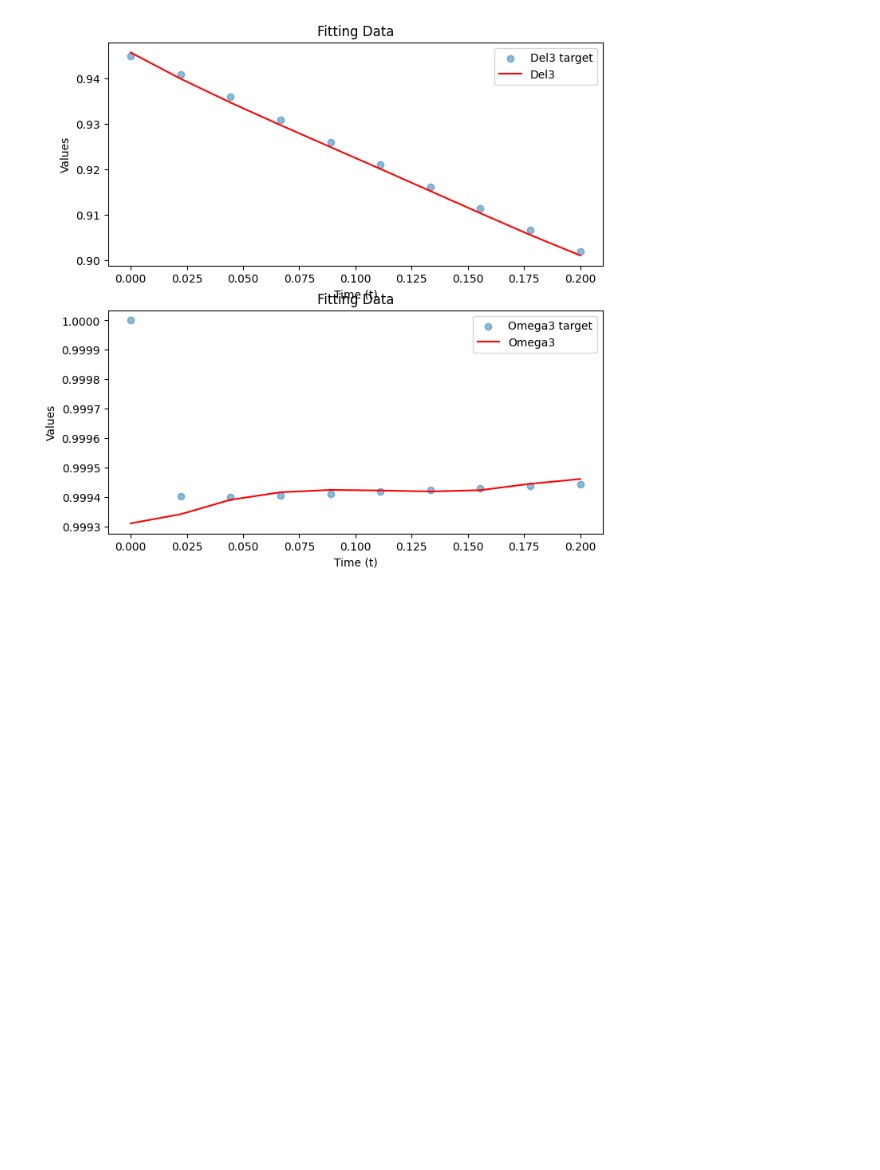
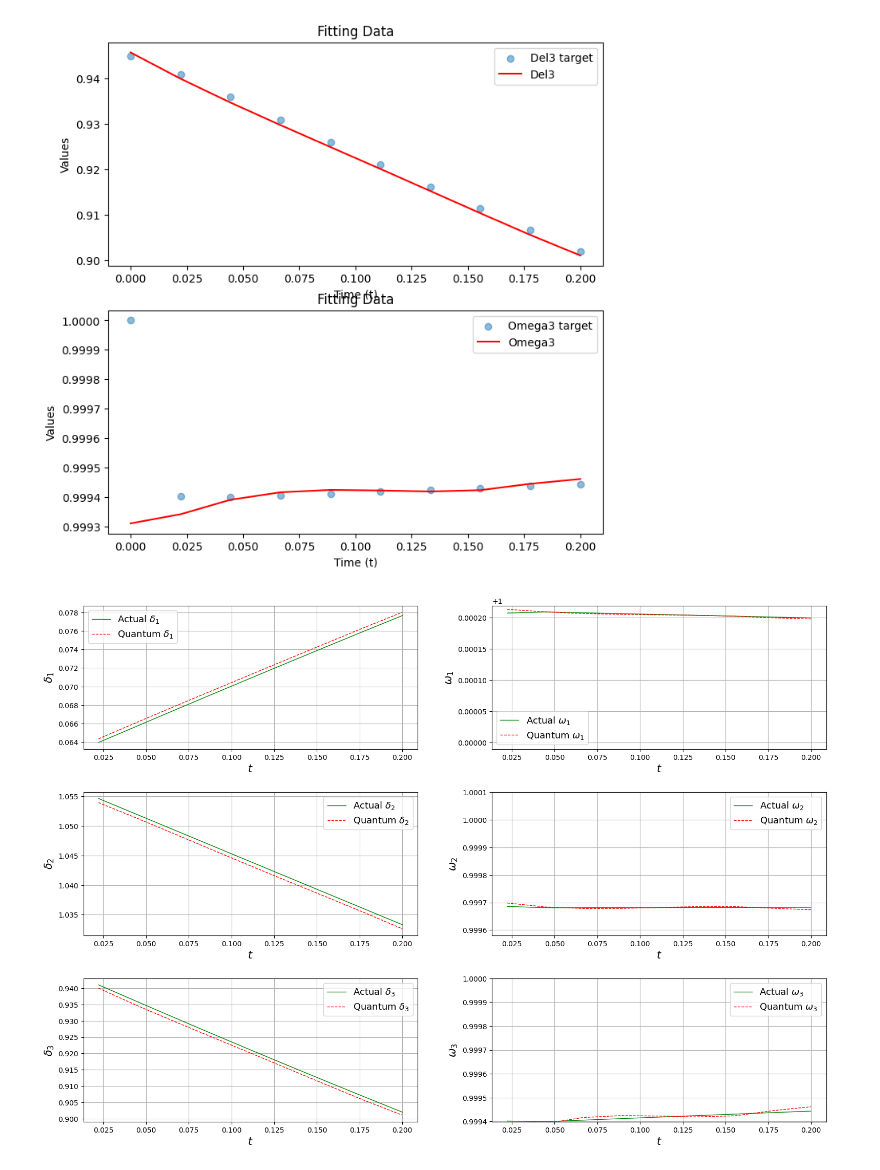
Before and after one commit to natanil-m/QML_PowerSystem, a Jupyter notebook: 3-machine/Comparison/QNN_DAE_SOLVED_0-0.2-10pts arcsin.ipynb, the cells around one changed output. Saved outputs shown, nothing was run; the diff lists cells and outputs as text; code cells hidden in the pictures; blank space fills up the shorter version.

```diff
--- a/3-machine/Comparison/QNN_DAE_SOLVED_0-0.2-10pts arcsin.ipynb
+++ b/3-machine/Comparison/QNN_DAE_SOLVED_0-0.2-10pts arcsin.ipynb
@@ -326,3 +308,20 @@ print(theta3)
+# %%
+# load the learnt parameters
+w1 = [ 0.08663341 , 0.01742017, -0.4071811 ]
+w2= [2.83618249, 5.26700944, 3.58716656]
+w3 = [ 1.19640753, -0.2359902  ,-0.37688205]
+theta1 = [[-0.5628355  , 0.2732965 ],
+ [ 1.05530544 , 0.25430422],
+ [ 1.01026482 ,-0.07928092],
+ [-1.07220543 ,-0.58442188]]
+theta2 = [[ 0.16746242 , 1.02622121],
+ [-0.54735169 , 0.83788437],
+ [ 1.22401269 ,-0.06925751],
+ [ 0.64294517 , 0.55697821]]
+theta3 = [[-0.1839643 , -1.3417497 ],
+ [ 1.53566778 , 0.26305052],
+ [ 1.82444173 ,-0.46102317],
+ [ 0.38068501 ,-0.05084027]]
 # %%
 import matplotlib.pyplot as plt
 
@@ -402,3 +401,72 @@ Text(0.5, 1.0, 'Fitting Data')
 [figure]
 [figure]
 [figure]
+# %%
+import matplotlib.pyplot as plt
+import numpy as np
+
+# Assuming you have already defined your data and functions
+
+# Create a 3x2 grid of subplots with padding and border
+fig, axs = plt.subplots(3, 2, figsize=(20, 14), gridspec_kw={'hspace': 0.04, 'wspace': 0.06})
+
+# Adjust layout for better spacing
+# plt.tight_layout()
+
+# Add padding and border to each subplot
+for ax in axs.flatten():
+    ax.set_position([ax.get_position().x0, ax.get_position().y0, ax.get_position().width, ax.get_position().height])
+    ax.set_position([ax.get_position().x0 + 0.05, ax.get_position().y0 + 0.05, ax.get_position().width - 0.05, ax.get_position().height - 0.05])
+
+# Plot for delta1_omega1
+axs[0, 0].plot(t_data[1:], del1_target_values[1:], 'g',label='Actual $\delta_1$',alpha=1, linewidth=1)
+axs[0, 0].plot(t_data[1:], delta_pred1[1:], 'r--',label='Quantum $\delta_1$',alpha=1, linewidth=1)
+axs[0, 0].set_xlabel('$t$', fontsize=15)
+axs[0, 0].set_ylabel('$\delta_1$', fontsize=15)
+axs[0, 0].legend(fontsize=13)
+axs[0, 0].grid(True)
+
+axs[0, 1].plot(t_data[1:], omega1_target_values[1:], 'g',label='Actual $\omega_1$',alpha=1, linewidth=1)
+axs[0, 1].plot(t_data[1:], omega_pred1[1:],'r--',label='Quantum $\omega_1$',alpha=1, linewidth=1)
+axs[0, 1].set_xlabel('$t$', fontsize=15)
+axs[0, 1].set_ylabel('$\omega_1$', fontsize=15)
+axs[0, 1].legend(fontsize=13)
+axs[0, 1].grid(True)
+axs[0, 1].set_ylim([min(omega1_target_values)-0.00001, max(omega1_target_values)+0.00001])
+
+# Plot for delta2_omega2
+axs[1, 0].plot(t_data[1:], del2_target_values[1:], 'g',label='Actual $\delta_2$',alpha=1, linewidth=1)
+axs[1, 0].plot(t_data[1:], delta_pred2[1:], 'r--',label='Quantum $\delta_2$',alpha=1, linewidth=1)
+axs[1, 0].set_xlabel('$t$', fontsize=15)
+axs[1, 0].set_ylabel('$\delta_2$', fontsize=15)
+axs[1, 0].legend(fontsize=13)
+axs[1, 0].grid(True)
+
+axs[1, 1].plot(t_data[1:], omega2_target_values[1:], 'g',label='Actual $\omega_2$',alpha=1, linewidth=1)
+axs[1, 1].plot(t_data[1:], omega_pred2[1:],'r--',label='Quantum $\omega_2$',alpha=1, linewidth=1)
+axs[1, 1].set_xlabel('$t$', fontsize=15)
+axs[1, 1].set_ylabel('$\omega_2$', fontsize=15)
+axs[1, 1].legend(fontsize=13)
+axs[1, 1].grid(True)
+axs[1, 1].set_ylim([min(omega2_target_values)-0.0001, max(omega2_target_values)+0.0001])
+
+# Plot for delta3_omega3
+axs[2, 0].plot(t_data[1:], del3_target_values[1:], 'g',label='Actual $\delta_3$', alpha=1, linewidth=1)
+axs[2, 0].plot(t_data[1:], delta_pred3[1:],'r--',label='Quantum $\delta_3$',alpha=1, linewidth=1)
+axs[2, 0].set_xlabel('$t$', fontsize=15)
+axs[2, 0].set_ylabel('$\delta_3$', fontsize=15)
+axs[2, 0].legend(fontsize=13)
+axs[2, 0].grid(True)
+
+axs[2, 1].plot(t_data[1:], omega3_target_values[1:], 'g',label='Actual $\omega_3$', alpha=1, linewidth=1)
+axs[2, 1].plot(t_data[1:], omega_pred3[1:],'r--',label='Quantum $\omega_3$',alpha=1, linewidth=1)
+axs[2, 1].set_xlabel('$t$', fontsize=15)
+axs[2, 1].set_ylabel('$\omega_3$', fontsize=15)
+axs[2, 1].legend(fontsize=13)
+axs[2, 1].grid(True)
+axs[2, 1].set_ylim([min(omega3_target_values), max(omega3_target_values)])
+
+# Show the plot
+plt.show()
+# %% [output]
+[figure, added]
```
Also changed, not shown: parts of 3 cells of this notebook, 13 other files.
